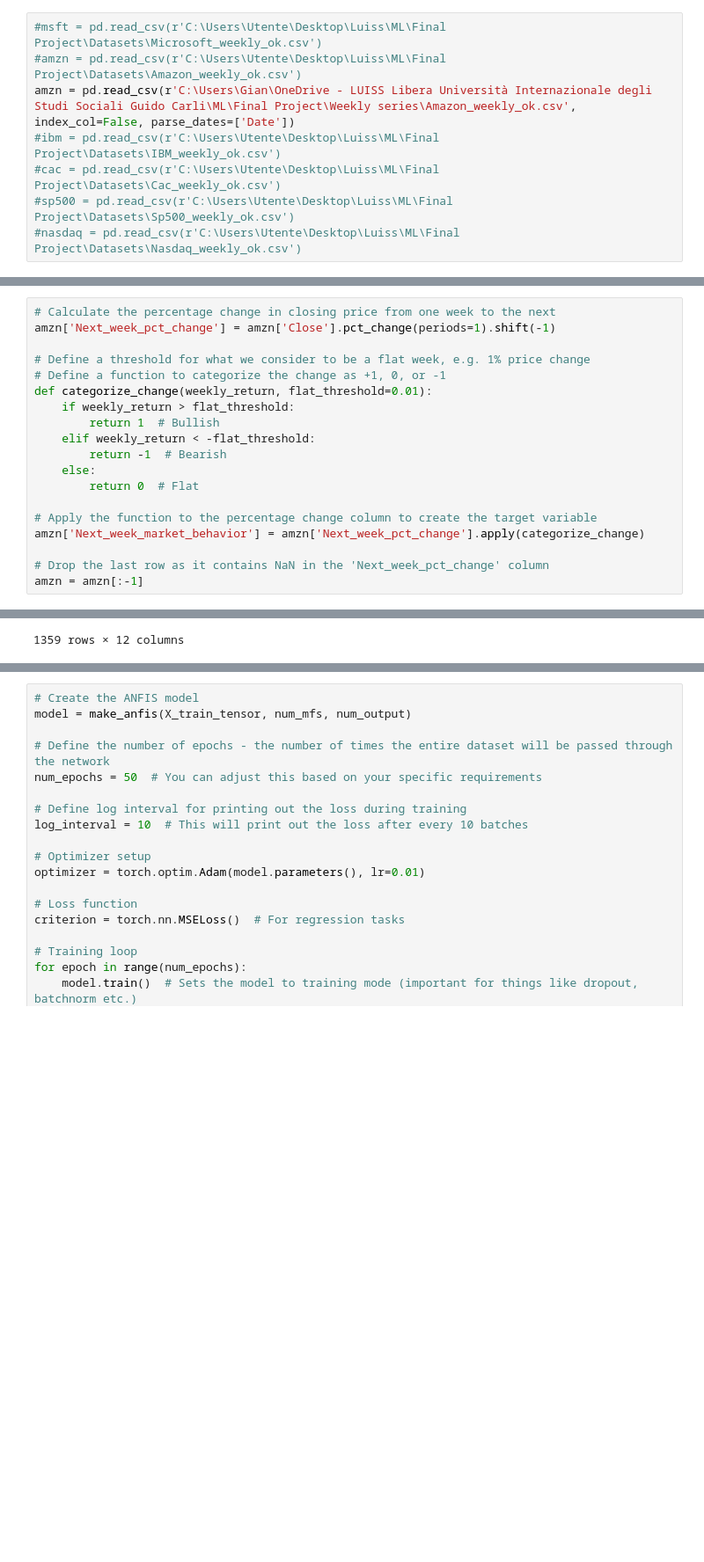
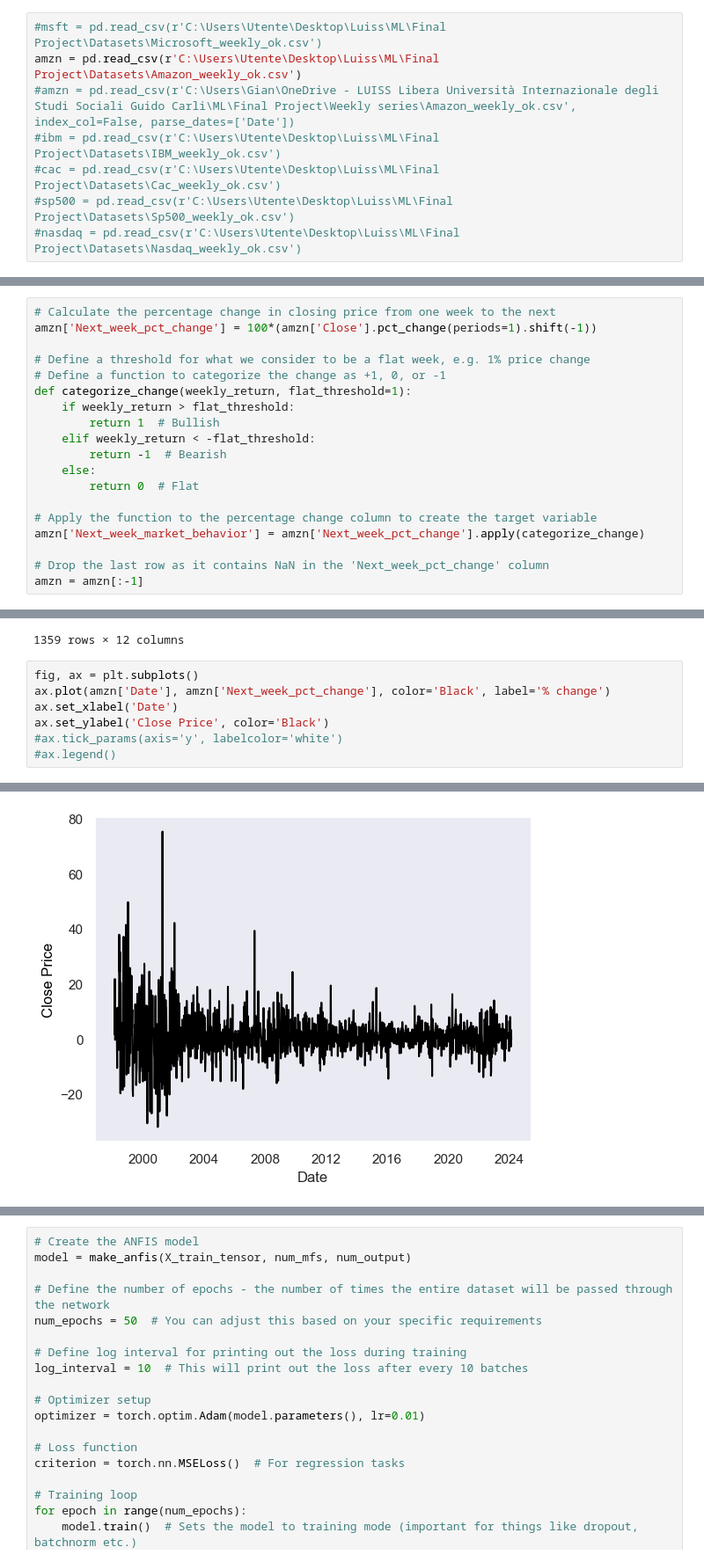
Before and after one commit to elenatomasella/ML, a Jupyter notebook: anfis_amzn.ipynb, the cells around one changed output, grey strips where cells are left out. Shown at 88% size. Saved outputs shown, nothing was run; the diff lists cells and outputs as text; blank space fills up the shorter version.

```diff
--- a/anfis_amzn.ipynb
+++ b/anfis_amzn.ipynb
@@ -20,8 +20,8 @@ import seaborn as sns
 import numpy as np
 # %%
 #msft = pd.read_csv(r'C:\Users\Utente\Desktop\Luiss\ML\Final Project\Datasets\Microsoft_weekly_ok.csv')
-#amzn = pd.read_csv(r'C:\Users\Utente\Desktop\Luiss\ML\Final Project\Datasets\Amazon_weekly_ok.csv')
-amzn = pd.read_csv(r'C:\Users\Gian\OneDrive - LUISS Libera Università Internazionale degli Studi Sociali Guido Carli\ML\Final Project\Weekly series\Amazon_weekly_ok.csv', index_col=False, parse_dates=['Date'])
+amzn = pd.read_csv(r'C:\Users\Utente\Desktop\Luiss\ML\Final Project\Datasets\Amazon_weekly_ok.csv')
+#amzn = pd.read_csv(r'C:\Users\Gian\OneDrive - LUISS Libera Università Internazionale degli Studi Sociali Guido Carli\ML\Final Project\Weekly series\Amazon_weekly_ok.csv', index_col=False, parse_dates=['Date'])
 #ibm = pd.read_csv(r'C:\Users\Utente\Desktop\Luiss\ML\Final Project\Datasets\IBM_weekly_ok.csv')
 #cac = pd.read_csv(r'C:\Users\Utente\Desktop\Luiss\ML\Final Project\Datasets\Cac_weekly_ok.csv')
 #sp500 = pd.read_csv(r'C:\Users\Utente\Desktop\Luiss\ML\Final Project\Datasets\Sp500_weekly_ok.csv')
@@ -187,11 +183,11 @@ Target variable is Market Behavior:
 - Flat (upcoming week’s close is approximately, according to a threshold, equal to the current week’s close): Assign 0.
 # %%
 # Calculate the percentage change in closing price from one week to the next
-amzn['Next_week_pct_change'] = amzn['Close'].pct_change(periods=1).shift(-1)
+amzn['Next_week_pct_change'] = 100*(amzn['Close'].pct_change(periods=1).shift(-1))
 
 # Define a threshold for what we consider to be a flat week, e.g. 1% price change
 # Define a function to categorize the change as +1, 0, or -1
-def categorize_change(weekly_return, flat_threshold=0.01):
+def categorize_change(weekly_return, flat_threshold=1):
     if weekly_return > flat_threshold:
         return 1  # Bullish
     elif weekly_return < -flat_threshold:
@@ -220,3 +216,11 @@ amzn
 | 1357 | 1396 | 2024-02-18 | 174.800000 | 175.390000 | 165.750000 | 169.510000 | 0.136922 | 74.861084 | 130.653961 | 0.932225 | ... |
 | 1358 | 1397 | 2024-02-25 | 167.830000 | 175.750000 | 165.740000 | 174.990000 | 0.142829 | 76.592328 | 119.258154 | 0.976216 | ... |
 1359 rows × 12 columns
+# %%
+fig, ax = plt.subplots()
+ax.plot(amzn['Date'], amzn['Next_week_pct_change'], color='Black', label='% change')
+ax.set_xlabel('Date')
+ax.set_ylabel('Close Price', color='Black')
+#ax.tick_params(axis='y', labelcolor='white')
+#ax.legend()
+# %% [output]
@@ -223,3 +228,4 @@ amzn
+[figure, added]
 # %%
 # Define your feature columns
 feature_columns = ['MA40_MA10_difference_normalized', 'RSI', 'CCI', 'CPC']
```
Also changed, not shown: parts of 7 cells of this notebook.
